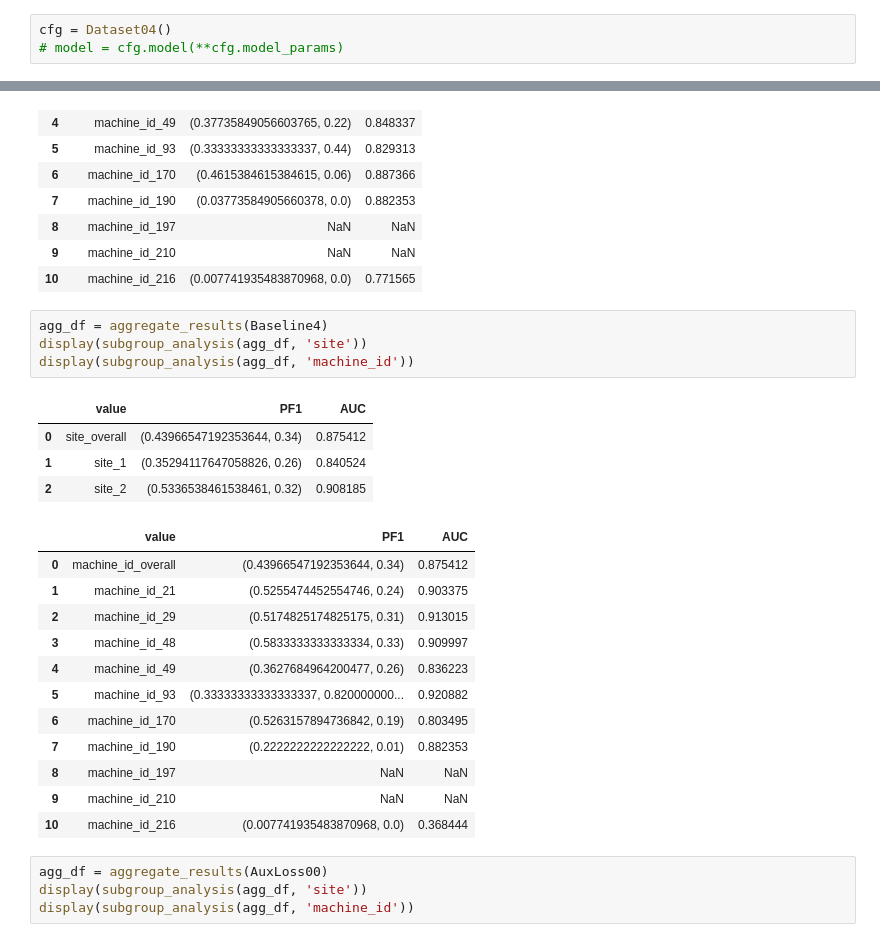
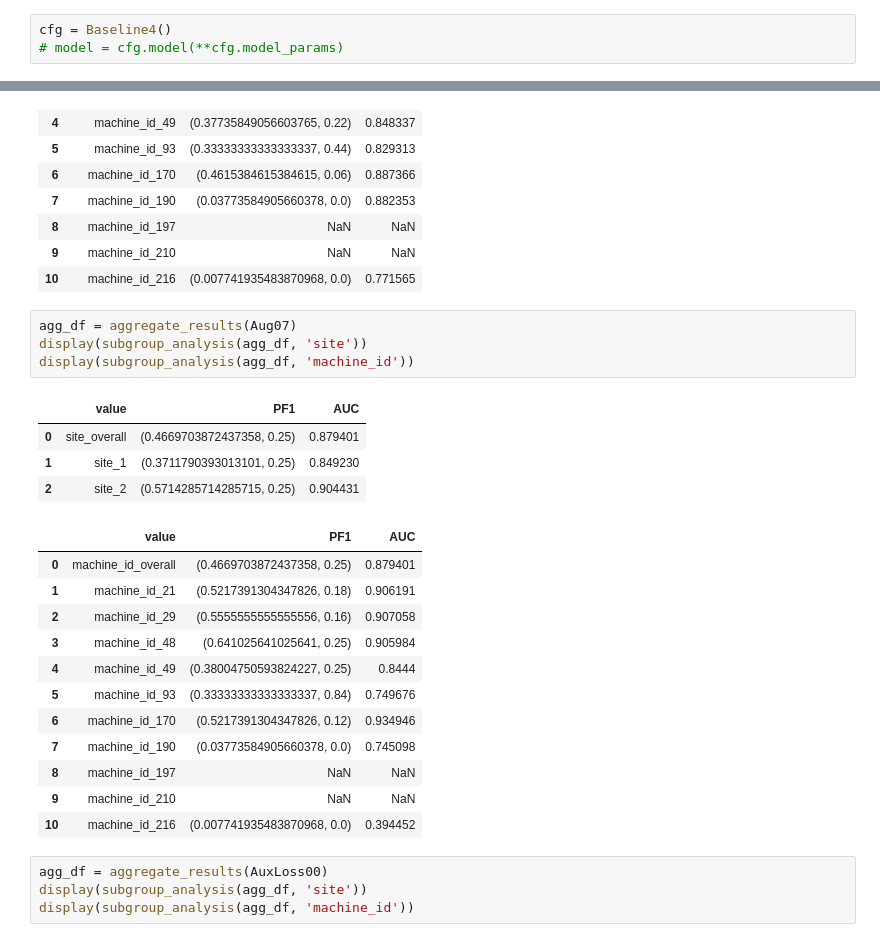
Before and after one commit to analokmaus/kaggle-rsna-breast-cancer, a Jupyter notebook: 01_post_analysis.ipynb, the cells around one changed output, grey strips where cells are left out. Drawn from its saved outputs; the diff is of its cells as text.

```diff
--- a/01_post_analysis.ipynb
+++ b/01_post_analysis.ipynb
@@ -52,7 +52,7 @@ from sklearn.metrics import roc_auc_score
 #     # transforms=cfg.transforms['train']
 # )
 # %%
-cfg = Dataset04()
+cfg = Baseline4()
 # model = cfg.model(**cfg.model_params)
 # %%
 with open(f'results/{cfg.name}/predictions.pickle', 'rb') as f:
@@ -152,26 +158,26 @@ display(subgroup_analysis(agg_df, 'machine_id'))
 | 9 | machine_id_210 | NaN | NaN |
 | 10 | machine_id_216 | (0.007741935483870968, 0.0) | 0.771565 |
 # %%
-agg_df = aggregate_results(Baseline4)
+agg_df = aggregate_results(Aug07)
 display(subgroup_analysis(agg_df, 'site'))
 display(subgroup_analysis(agg_df, 'machine_id'))
 # %% [output]
 |  | value | PF1 | AUC |
-| 0 | site_overall | (0.43966547192353644, 0.34) | 0.875412 |
-| 1 | site_1 | (0.35294117647058826, 0.26) | 0.840524 |
-| 2 | site_2 | (0.5336538461538461, 0.32) | 0.908185 |
+| 0 | site_overall | (0.4669703872437358, 0.25) | 0.879401 |
+| 1 | site_1 | (0.3711790393013101, 0.25) | 0.849230 |
+| 2 | site_2 | (0.5714285714285715, 0.25) | 0.904431 |
 |  | value | PF1 | AUC |
-| 0 | machine_id_overall | (0.43966547192353644, 0.34) | 0.875412 |
-| 1 | machine_id_21 | (0.5255474452554746, 0.24) | 0.903375 |
-| 2 | machine_id_29 | (0.5174825174825175, 0.31) | 0.913015 |
-| 3 | machine_id_48 | (0.5833333333333334, 0.33) | 0.909997 |
-| 4 | machine_id_49 | (0.3627684964200477, 0.26) | 0.836223 |
-| 5 | machine_id_93 | (0.33333333333333337, 0.820000000... | 0.920882 |
-| 6 | machine_id_170 | (0.5263157894736842, 0.19) | 0.803495 |
-| 7 | machine_id_190 | (0.2222222222222222, 0.01) | 0.882353 |
+| 0 | machine_id_overall | (0.4669703872437358, 0.25) | 0.879401 |
+| 1 | machine_id_21 | (0.5217391304347826, 0.18) | 0.906191 |
+| 2 | machine_id_29 | (0.5555555555555556, 0.16) | 0.907058 |
+| 3 | machine_id_48 | (0.641025641025641, 0.25) | 0.905984 |
+| 4 | machine_id_49 | (0.38004750593824227, 0.25) | 0.8444 |
+| 5 | machine_id_93 | (0.33333333333333337, 0.84) | 0.749676 |
+| 6 | machine_id_170 | (0.5217391304347826, 0.12) | 0.934946 |
+| 7 | machine_id_190 | (0.03773584905660378, 0.0) | 0.745098 |
 | 8 | machine_id_197 | NaN | NaN |
 | 9 | machine_id_210 | NaN | NaN |
-| 10 | machine_id_216 | (0.007741935483870968, 0.0) | 0.368444 |
+| 10 | machine_id_216 | (0.007741935483870968, 0.0) | 0.394452 |
 # %%
 agg_df = aggregate_results(AuxLoss00)
 display(subgroup_analysis(agg_df, 'site'))
```
Also changed, not shown: parts of 8 cells of this notebook, 7 other files.
